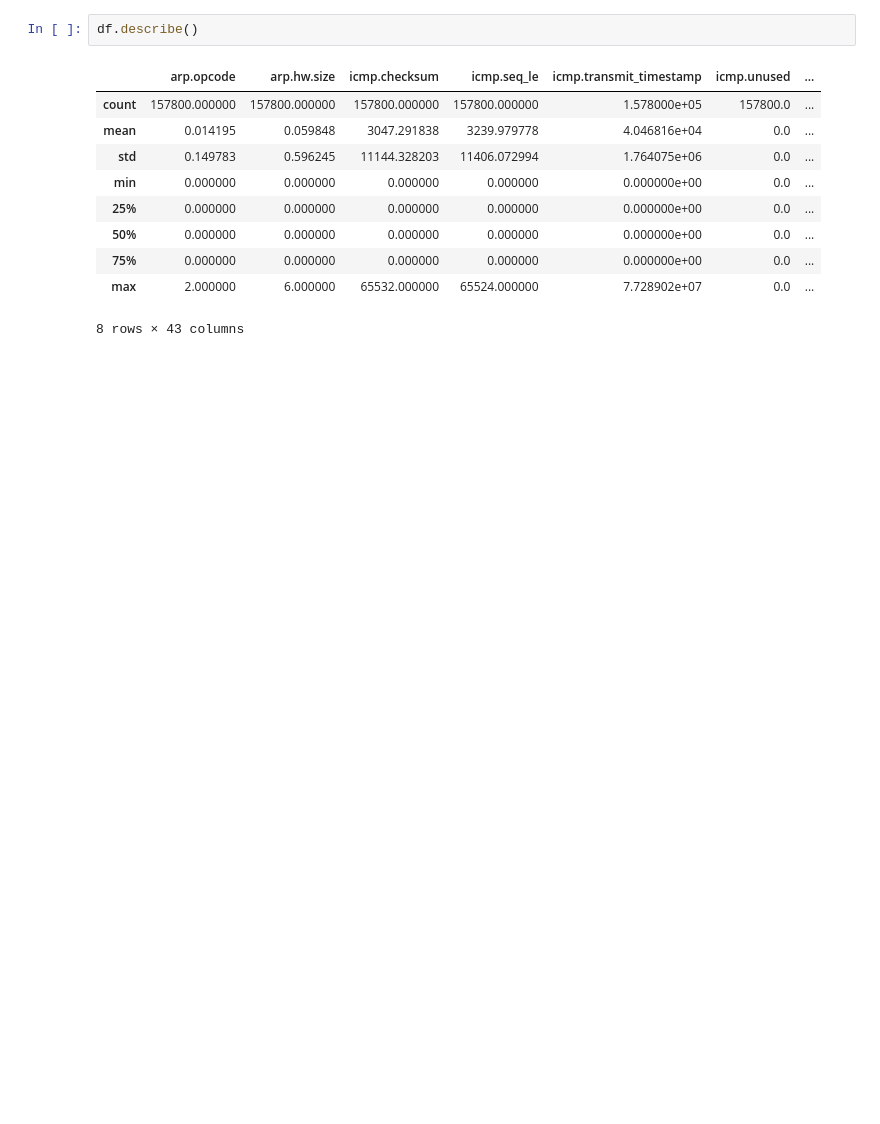
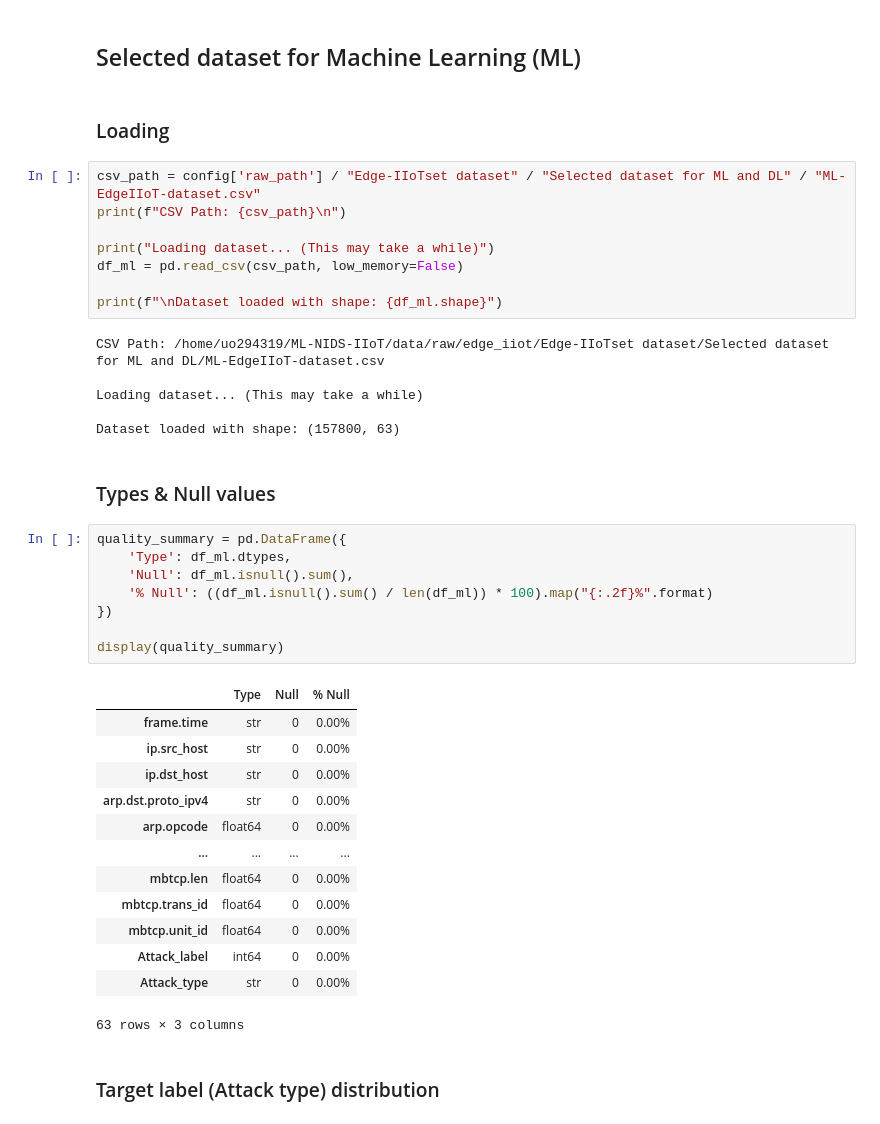
Before and after one commit to Angel-Arrospide/ML-NIDS-IIoT, a Jupyter notebook: notebooks/EdgeIIoT/01_EDA.ipynb, the cells around one changed output. Saved outputs shown, nothing was run; the diff lists cells and outputs as text; blank space fills up the shorter version.

```diff
--- a/notebooks/EdgeIIoT/01_EDA.ipynb
+++ b/notebooks/EdgeIIoT/01_EDA.ipynb
@@ -176,16 +21,47 @@ Resumen de Calidad de Datos:
-# %%
-df.describe()
-# %% [output]
-|  | arp.opcode | arp.hw.size | icmp.checksum | icmp.seq_le | icmp.transmit_timestamp | icmp.unused | ... |
-| count | 157800.000000 | 157800.000000 | 157800.000000 | 157800.000000 | 1.578000e+05 | 157800.0 | ... |
-| mean | 0.014195 | 0.059848 | 3047.291838 | 3239.979778 | 4.046816e+04 | 0.0 | ... |
-| std | 0.149783 | 0.596245 | 11144.328203 | 11406.072994 | 1.764075e+06 | 0.0 | ... |
-| min | 0.000000 | 0.000000 | 0.000000 | 0.000000 | 0.000000e+00 | 0.0 | ... |
-| 25% | 0.000000 | 0.000000 | 0.000000 | 0.000000 | 0.000000e+00 | 0.0 | ... |
-| 50% | 0.000000 | 0.000000 | 0.000000 | 0.000000 | 0.000000e+00 | 0.0 | ... |
-| 75% | 0.000000 | 0.000000 | 0.000000 | 0.000000 | 0.000000e+00 | 0.0 | ... |
-| max | 2.000000 | 6.000000 | 65532.000000 | 65524.000000 | 7.728902e+07 | 0.0 | ... |
-8 rows × 43 columns
+# %% [markdown]
+## Selected dataset for Machine Learning (ML)
+# %% [markdown]
+### Loading
+# %%
+csv_path = config['raw_path'] / "Edge-IIoTset dataset" / "Selected dataset for ML and DL" / "ML-EdgeIIoT-dataset.csv"
+print(f"CSV Path: {csv_path}\n")
+
+print("Loading dataset... (This may take a while)")
+df_ml = pd.read_csv(csv_path, low_memory=False)
+
+print(f"\nDataset loaded with shape: {df_ml.shape}")
+# %% [output]
+CSV Path: /home/uo294319/ML-NIDS-IIoT/data/raw/edge_iiot/Edge-IIoTset dataset/Selected dataset for ML and DL/ML-EdgeIIoT-dataset.csv
+
+Loading dataset... (This may take a while)
+
+Dataset loaded with shape: (157800, 63)
+# %% [markdown]
+### Types & Null values
+# %%
+quality_summary = pd.DataFrame({
+    'Type': df_ml.dtypes,
+    'Null': df_ml.isnull().sum(),
+    '% Null': ((df_ml.isnull().sum() / len(df_ml)) * 100).map("{:.2f}%".format)
+})
+
+display(quality_summary)
+# %% [output]
+|  | Type | Null | % Null |
+| frame.time | str | 0 | 0.00% |
+| ip.src_host | str | 0 | 0.00% |
+| ip.dst_host | str | 0 | 0.00% |
+| arp.dst.proto_ipv4 | str | 0 | 0.00% |
+| arp.opcode | float64 | 0 | 0.00% |
+| ... | ... | ... | ... |
+| mbtcp.len | float64 | 0 | 0.00% |
+| mbtcp.trans_id | float64 | 0 | 0.00% |
+| mbtcp.unit_id | float64 | 0 | 0.00% |
+| Attack_label | int64 | 0 | 0.00% |
+| Attack_type | str | 0 | 0.00% |
+63 rows × 3 columns
+# %% [markdown]
+### Target label (Attack type) distribution
 # %%
 import seaborn as sns
 import matplotlib.pyplot as plt
```
Also changed, not shown: parts of 16 cells of this notebook.
